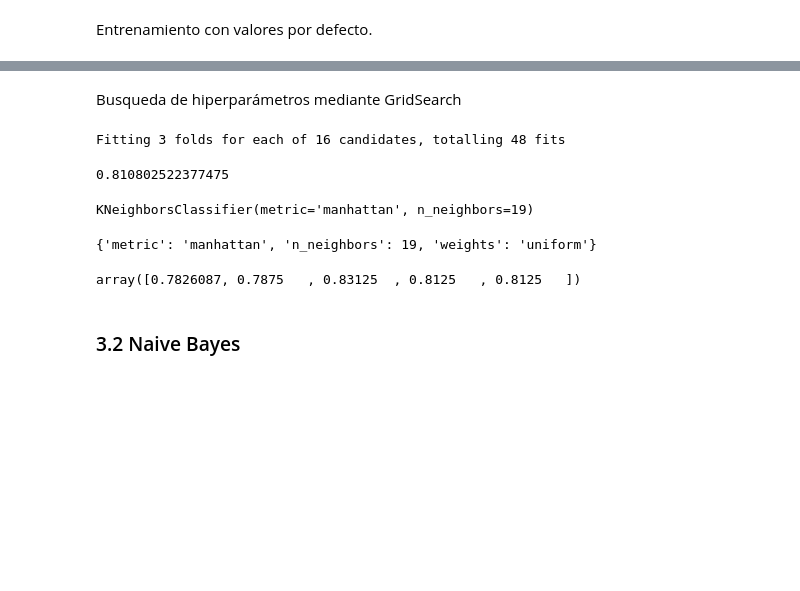
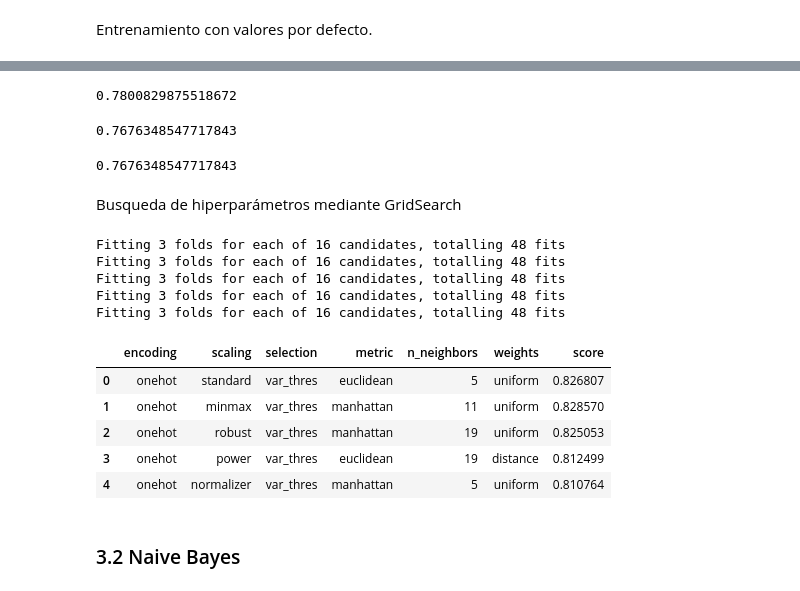
Before and after one commit to jalbarrac/datos-tp, a Jupyter notebook: TP2.ipynb, the cells around one changed output, grey strips where cells are left out. Drawn from its saved outputs; the diff is of its cells as text; code cells hidden in the pictures; blank space fills up the shorter version.

```diff
--- a/TP2.ipynb
+++ b/TP2.ipynb
@@ -227,3 +211,27 @@ score.mean()
+# %%
+#Datos escalados con RobustScaler
+clf_knn.fit(X_train_c, y_train_c)
+pred = clf_knn.predict(X_test_c)
+score = (y_test_c == pred)
+score.mean()
+# %% [output]
+0.7800829875518672
+# %%
+#Datos escalados con PowerTransformer
+clf_knn.fit(X_train_d, y_train_d)
+pred = clf_knn.predict(X_test_d)
+score = (y_test_d == pred)
+score.mean()
+# %% [output]
+0.7676348547717843
+# %%
+#Datos escalados con Normalizer
+clf_knn.fit(X_train_e, y_train_e)
+pred = clf_knn.predict(X_test_e)
+score = (y_test_e == pred)
+score.mean()
+# %% [output]
+0.7676348547717843
 # %% [markdown]
 Busqueda de hiperparámetros mediante GridSearch
 # %%
@@ -240,27 +248,34 @@ gs = model_selection.GridSearchCV(
     cv = 3,
     n_jobs = -1
 )
-# %%
-gs_results = gs.fit(X_train, y_train)
-# %% [output]
-Fitting 3 folds for each of 16 candidates, totalling 48 fits
-# %%
-gs_results.best_score_
-# %% [output]
-0.810802522377475
-# %%
-gs_results.best_estimator_
-# %% [output]
-KNeighborsClassifier(metric='manhattan', n_neighbors=19)
-# %%
-gs_results.best_params_
-# %% [output]
-{'metric': 'manhattan', 'n_neighbors': 19, 'weights': 'uniform'}
-# %%
-scores = model_selection.cross_val_score(clf_knn, df_X, df_y, cv=5)
-scores
-# %% [output]
-array([0.7826087, 0.7875   , 0.83125  , 0.8125   , 0.8125   ])
+# %%
+metricas = []
+for conjunto in datos:
+
+    gs_results = gs.fit(conjunto[0], conjunto[2])
+    row = []
+    row.append(conjunto[4])
+    row.append(conjunto[5])
+    row.append(conjunto[6])
+    for key in gs_results.best_params_:
+        row.append(gs_results.best_params_[key])
+    row.append(gs_results.best_score_)
+    metricas.append(row)
+
+dd = pd.DataFrame(metricas, columns=['encoding','scaling','selection','metric', 'n_neighbors', 'weights', 'score'])
+dd
+# %% [output]
+Fitting 3 folds for each of 16 candidates, totalling 48 fits
+Fitting 3 folds for each of 16 candidates, totalling 48 fits
+Fitting 3 folds for each of 16 candidates, totalling 48 fits
+Fitting 3 folds for each of 16 candidates, totalling 48 fits
+Fitting 3 folds for each of 16 candidates, totalling 48 fits
+|  | encoding | scaling | selection | metric | n_neighbors | weights | score |
+| 0 | onehot | standard | var_thres | euclidean | 5 | uniform | 0.826807 |
+| 1 | onehot | minmax | var_thres | manhattan | 11 | uniform | 0.828570 |
+| 2 | onehot | robust | var_thres | manhattan | 19 | uniform | 0.825053 |
+| 3 | onehot | power | var_thres | euclidean | 19 | distance | 0.812499 |
+| 4 | onehot | normalizer | var_thres | manhattan | 5 | uniform | 0.810764 |
 # %% [markdown]
 ### 3.2 Naive Bayes
 # %% [markdown]
```
Also changed, not shown: parts of 79 cells of this notebook.
